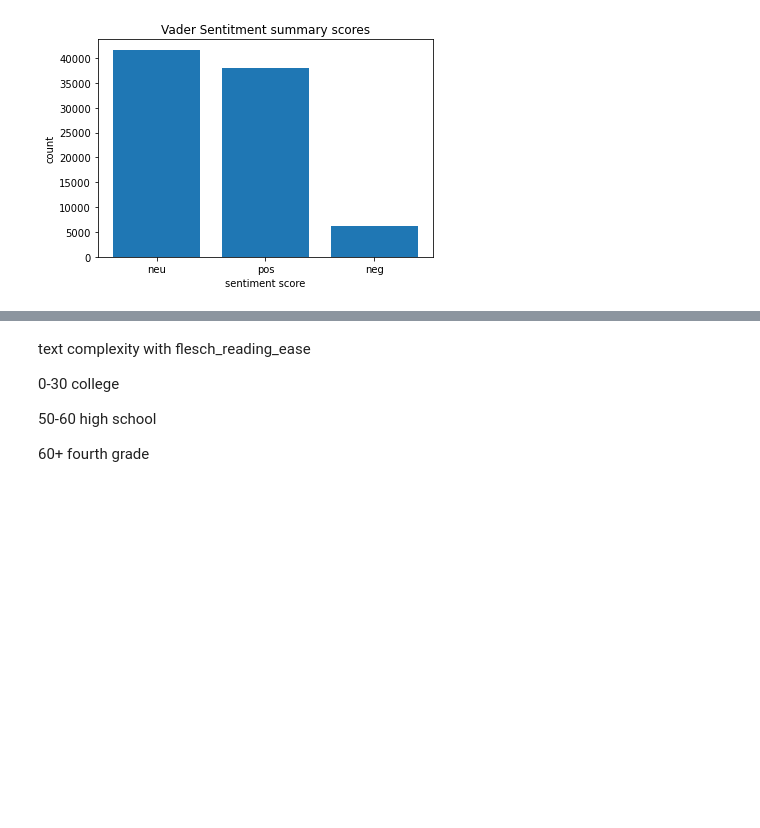
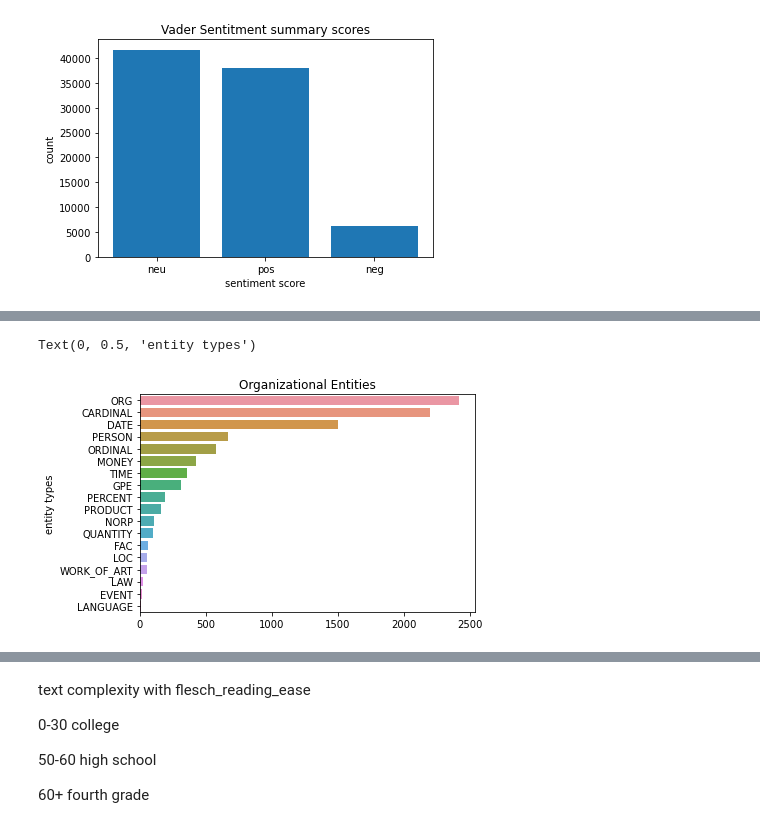
Before and after one commit to stefolosha/Capstone_3, a Jupyter notebook: Capstone_3_data_wrangling_and_EDA.ipynb, the cells around one changed output, grey strips where cells are left out. Drawn from its saved outputs; the diff is of its cells as text; code cells hidden in the pictures; blank space fills up the shorter version.

```diff
--- a/Capstone_3_data_wrangling_and_EDA.ipynb
+++ b/Capstone_3_data_wrangling_and_EDA.ipynb
@@ -414,0 +442,12 @@ sns.barplot(x=y , y=x)
+# %%
+entity_summary = df_subset['reviewText'].apply(lambda x: entity_detect(x))
+entity_summary = [x for word in entity_summary for x in word]
+count = Counter(entity_summary)
+most_common = count.most_common()
+x,y=map(list,zip(*most_common))
+sns.barplot(x=y,y=x)
+plt.title('Organizational Entities')
+plt.ylabel('entity types')
+# %% [output]
+Text(0, 0.5, 'entity types')
+[figure, added]
```
Also changed, not shown: parts of 9 cells of this notebook.
